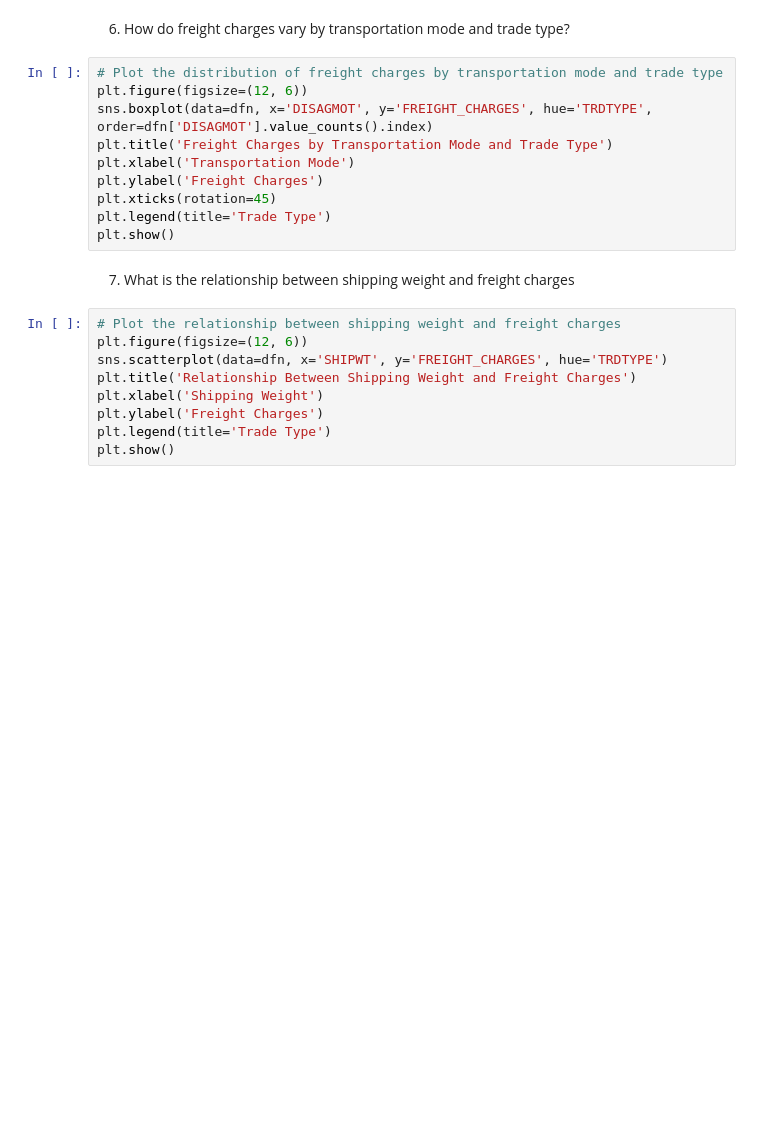
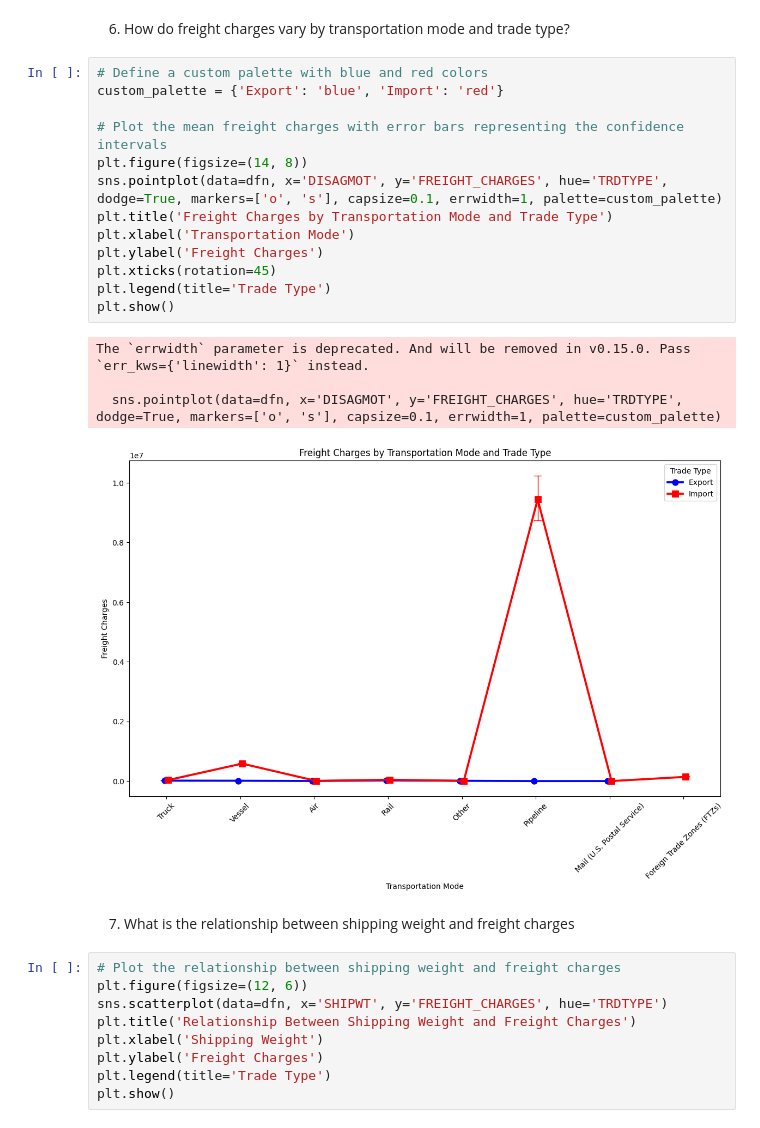
Before and after one commit to Victor-Osei/TransBorder-Freight-Data-Analysis, a Jupyter notebook: mainnew.ipynb, the cells around one changed output. Drawn from its saved outputs; the diff is of its cells as text; blank space fills up the shorter version.

```diff
--- a/mainnew.ipynb
+++ b/mainnew.ipynb
@@ -1562,15 +1564,23 @@ plt.show()
 # %% [markdown]
 6. How do freight charges vary by transportation mode and trade type?
 # %%
-# Plot the distribution of freight charges by transportation mode and trade type
-plt.figure(figsize=(12, 6))
-sns.boxplot(data=dfn, x='DISAGMOT', y='FREIGHT_CHARGES', hue='TRDTYPE', order=dfn['DISAGMOT'].value_counts().index)
+# Define a custom palette with blue and red colors
+custom_palette = {'Export': 'blue', 'Import': 'red'}
+
+# Plot the mean freight charges with error bars representing the confidence intervals
+plt.figure(figsize=(14, 8))
+sns.pointplot(data=dfn, x='DISAGMOT', y='FREIGHT_CHARGES', hue='TRDTYPE', dodge=True, markers=['o', 's'], capsize=0.1, errwidth=1, palette=custom_palette)
 plt.title('Freight Charges by Transportation Mode and Trade Type')
 plt.xlabel('Transportation Mode')
 plt.ylabel('Freight Charges')
 plt.xticks(rotation=45)
 plt.legend(title='Trade Type')
 plt.show()
+# %% [output]
+The `errwidth` parameter is deprecated. And will be removed in v0.15.0. Pass `err_kws={'linewidth': 1}` instead.
+
+  sns.pointplot(data=dfn, x='DISAGMOT', y='FREIGHT_CHARGES', hue='TRDTYPE', dodge=True, markers=['o', 's'], capsize=0.1, errwidth=1, palette=custom_palette)
+[figure, added]
 # %% [markdown]
 7. What is the relationship between shipping weight and freight charges
 # %%
```
Also changed, not shown: parts of 1 cell of this notebook.
